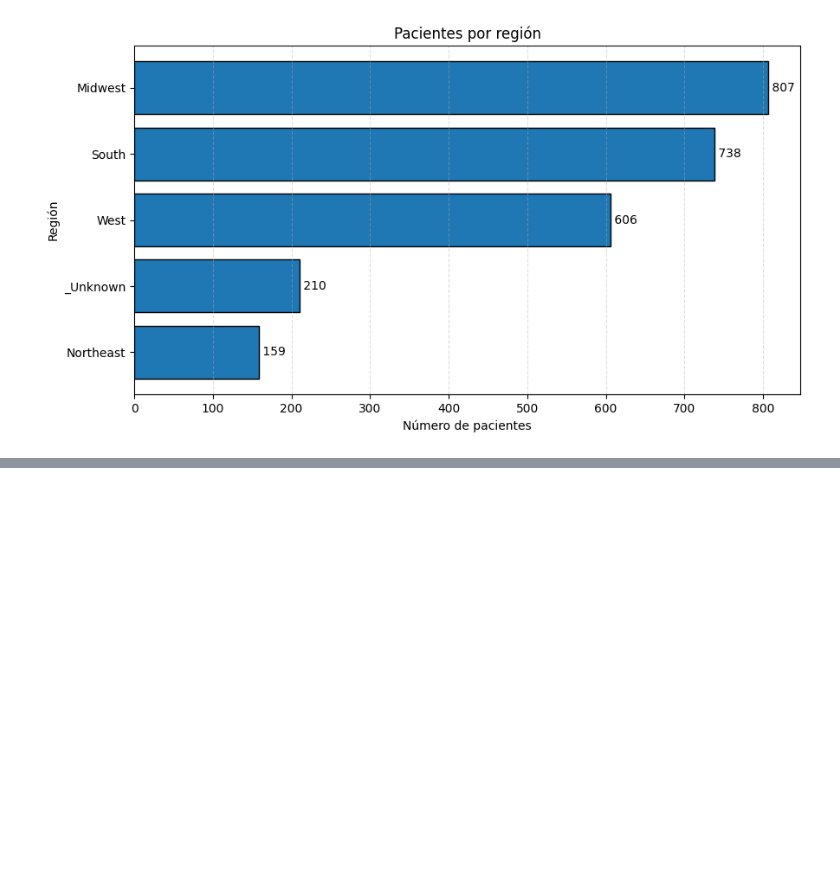
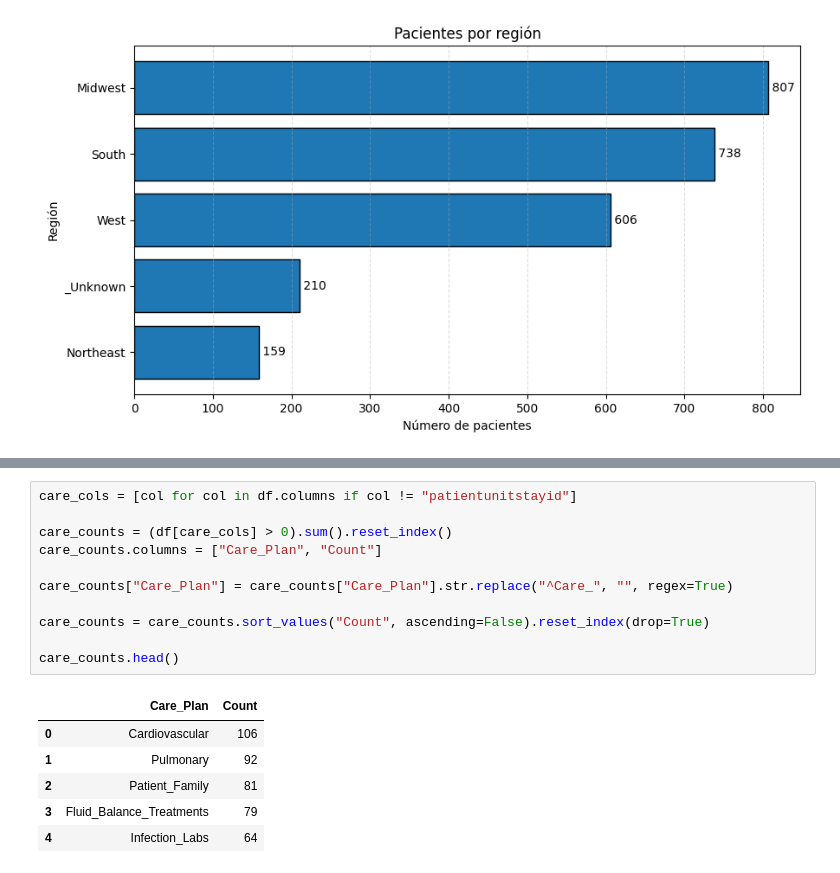
Before and after one commit to Cortijo02/VISDAT, a Jupyter notebook: app/src/Preliminar_plots.ipynb, the cells around one changed output, grey strips where cells are left out. Drawn from its saved outputs; the diff is of its cells as text; blank space fills up the shorter version.

```diff
--- a/app/src/plots.ipynb
+++ b/app/src/Preliminar_plots.ipynb
@@ -721,0 +741,18 @@ plot_patients_by_region(df_patient_region);
+# %%
+care_cols = [col for col in df.columns if col != "patientunitstayid"]
+
+care_counts = (df[care_cols] > 0).sum().reset_index()
+care_counts.columns = ["Care_Plan", "Count"]
+
+care_counts["Care_Plan"] = care_counts["Care_Plan"].str.replace("^Care_", "", regex=True)
+
+care_counts = care_counts.sort_values("Count", ascending=False).reset_index(drop=True)
+
+care_counts.head()
+# %% [output]
+|  | Care_Plan | Count |
+| 0 | Cardiovascular | 106 |
+| 1 | Pulmonary | 92 |
+| 2 | Patient_Family | 81 |
+| 3 | Fluid_Balance_Treatments | 79 |
+| 4 | Infection_Labs | 64 |
```
Also changed, not shown: parts of 3 cells of this notebook, 2 other files.
